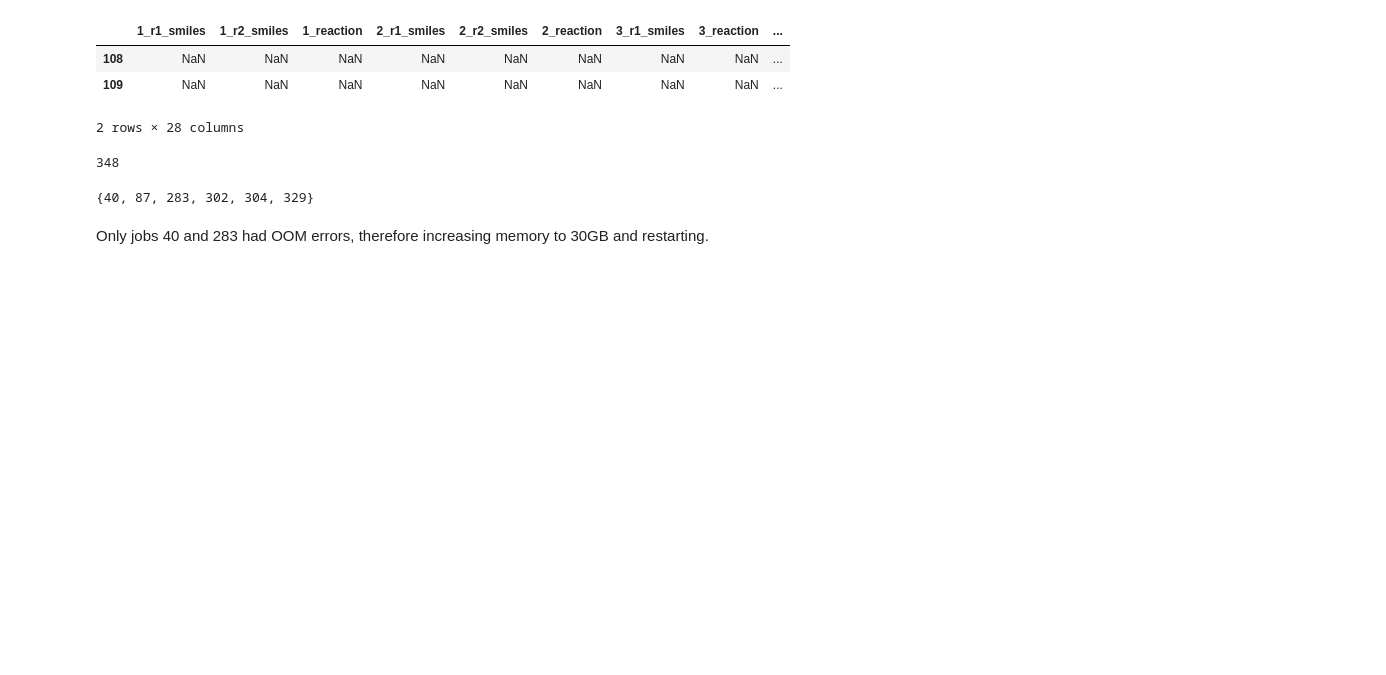
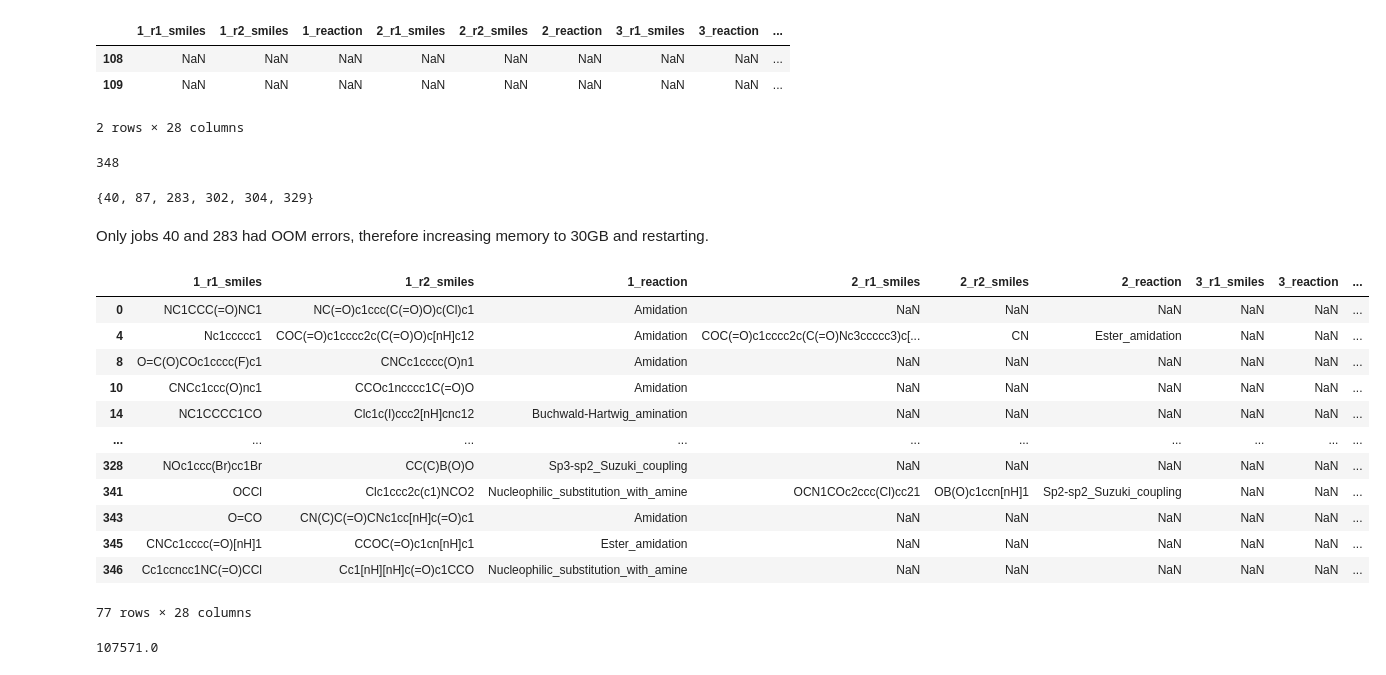
Before and after one commit to kate-fie/CHIKV-Mac-syndirella-run, a Jupyter notebook: nbs/sept5_final_output.ipynb, the cells around one changed output. Drawn from its saved outputs; the diff is of its cells as text; code cells hidden in the pictures; blank space fills up the shorter version.

```diff
--- a/nbs/aug5_final_output.ipynb
+++ b/nbs/sept5_final_output.ipynb
@@ -114,3 +114,26 @@ with open('/Users/kate_fieseler/PycharmProjects/CHIKV-Mac-syndirella-run/jobs_6_
         f.write(f'job{i}.sh\n')
 # %% [markdown]
 Only jobs 40 and 283 had OOM errors, therefore increasing memory to 30GB and restarting.
+# %%
+# how many scaffolds actually had placements
+placed = df[df['num_placed']>0]
+placed
+# %% [output]
+|  | 1_r1_smiles | 1_r2_smiles | 1_reaction | 2_r1_smiles | 2_r2_smiles | 2_reaction | 3_r1_smiles | 3_reaction | ... |
+| 0 | NC1CCC(=O)NC1 | NC(=O)c1ccc(C(=O)O)c(Cl)c1 | Amidation | NaN | NaN | NaN | NaN | NaN | ... |
+| 4 | Nc1ccccc1 | COC(=O)c1cccc2c(C(=O)O)c[nH]c12 | Amidation | COC(=O)c1cccc2c(C(=O)Nc3ccccc3)c[... | CN | Ester_amidation | NaN | NaN | ... |
+| 8 | O=C(O)COc1cccc(F)c1 | CNCc1cccc(O)n1 | Amidation | NaN | NaN | NaN | NaN | NaN | ... |
+| 10 | CNCc1ccc(O)nc1 | CCOc1ncccc1C(=O)O | Amidation | NaN | NaN | NaN | NaN | NaN | ... |
+| 14 | NC1CCCC1CO | Clc1c(I)ccc2[nH]cnc12 | Buchwald-Hartwig_amination | NaN | NaN | NaN | NaN | NaN | ... |
+| ... | ... | ... | ... | ... | ... | ... | ... | ... | ... |
+| 328 | NOc1ccc(Br)cc1Br | CC(C)B(O)O | Sp3-sp2_Suzuki_coupling | NaN | NaN | NaN | NaN | NaN | ... |
+| 341 | OCCl | Clc1ccc2c(c1)NCO2 | Nucleophilic_substitution_with_amine | OCN1COc2ccc(Cl)cc21 | OB(O)c1ccn[nH]1 | Sp2-sp2_Suzuki_coupling | NaN | NaN | ... |
+| 343 | O=CO | CN(C)C(=O)CNc1cc[nH]c(=O)c1 | Amidation | NaN | NaN | NaN | NaN | NaN | ... |
+| 345 | CNCc1cccc(=O)[nH]1 | CCOC(=O)c1cn[nH]c1 | Ester_amidation | NaN | NaN | NaN | NaN | NaN | ... |
+| 346 | Cc1ccncc1NC(=O)CCl | Cc1[nH][nH]c(=O)c1CCO | Nucleophilic_substitution_with_amine | NaN | NaN | NaN | NaN | NaN | ... |
+77 rows × 28 columns
+# %%
+# add up number of placements
+sum(placed.num_successful)
+# %% [output]
+107571.0
```
Also changed, not shown: 3 other files.
